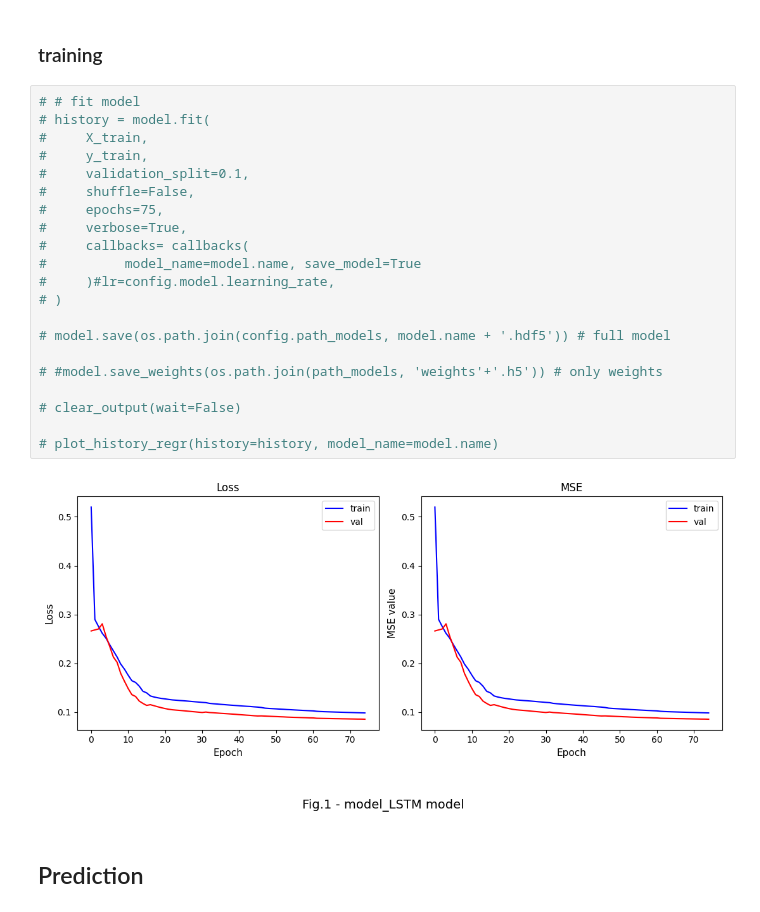
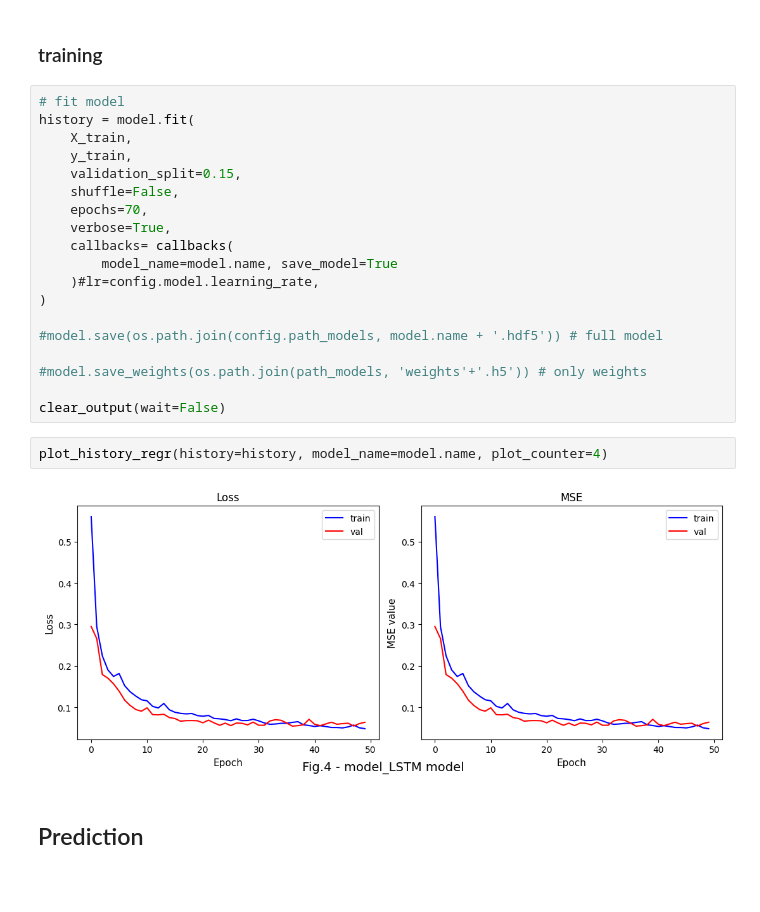
Before and after one commit to Alex1iv/Power_consumption_prediction, a Jupyter notebook: notebooks/power_consumption.ipynb, the cells around one changed output. Drawn from its saved outputs; the diff is of its cells as text; blank space fills up the shorter version.

```diff
--- a/notebooks/power_consumption.ipynb
+++ b/notebooks/power_consumption.ipynb
@@ -277,28 +277,28 @@ _________________________________________________________________
 # %% [markdown]
 ### training
 # %%
-# # fit model
-# history = model.fit(
-#     X_train,
-#     y_train,
-#     validation_split=0.1,
-#     shuffle=False,
-#     epochs=75,
-#     verbose=True,
-#     callbacks= callbacks(
-#          model_name=model.name, save_model=True
-#     )#lr=config.model.learning_rate,
-# )
+# fit model
+history = model.fit(
+    X_train,
+    y_train,
+    validation_split=0.15,
+    shuffle=False,
+    epochs=70,
+    verbose=True,
+    callbacks= callbacks(
+        model_name=model.name, save_model=True
+    )#lr=config.model.learning_rate,
+)
 
-# model.save(os.path.join(config.path_models, model.name + '.hdf5')) # full model
+#model.save(os.path.join(config.path_models, model.name + '.hdf5')) # full model
 
-# #model.save_weights(os.path.join(path_models, 'weights'+'.h5')) # only weights
+#model.save_weights(os.path.join(path_models, 'weights'+'.h5')) # only weights
 
-# clear_output(wait=False)
-
-# plot_history_regr(history=history, model_name=model.name)
+clear_output(wait=False)
-# %% [output]
-[figure, removed]
+# %%
+plot_history_regr(history=history, model_name=model.name, plot_counter=4)
+# %% [output]
+[figure, added]
 # %% [markdown]
 ## Prediction
 # %%
```
Also changed, not shown: parts of 6 cells of this notebook, 1 other file.
